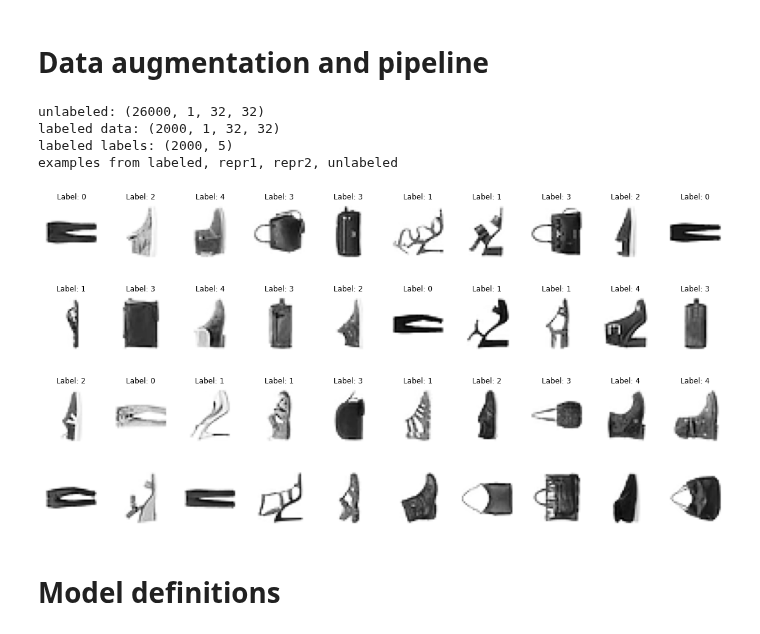
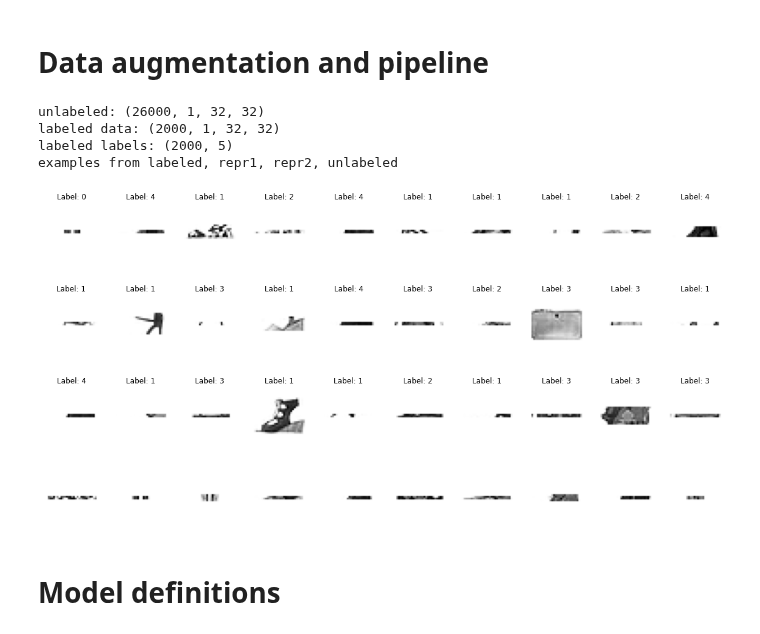
Before and after one commit to mandjevant/tue-deeplearning, a Jupyter notebook: assignments/assignment_4/assignment_4_skeleton_peter.ipynb, the cells around one changed output. Drawn from its saved outputs; the diff is of its cells as text; code cells hidden in the pictures.

Commit message:
Update label fit function
Update fit function for label datasets; fix the rotating problem after applying "totensor()"; add the augmentation;

```diff
--- a/assignments/assignment_4/assignment_4_skeleton_peter.ipynb
+++ b/assignments/assignment_4/assignment_4_skeleton_peter.ipynb
@@ -26,6 +26,7 @@ full_data = pickle.loads(data_request.content)
 # %% [markdown]
 # Data augmentation and pipeline
 # %%
+from torchvision.transforms.transforms import RandomRotation
 # code for data augmentation pipeline
 print(f'unlabeled: {full_data["unlabeled_data"].shape}')
 print(f'labeled data: {full_data["labeled_data"]["data"].shape}')
@@ -36,11 +37,15 @@ import torch
 from torch.utils.data import DataLoader, Dataset
 from torchvision import transforms, utils
 
+# augmentations
 transform = transforms.Compose([
         transforms.ToTensor(),
+        transforms.RandomRotation(degrees=(0,90)),
+        transforms.ColorJitter(),
+
 ])
 
-augmentations = []
+# augmentations = []
 
 batch_size = 10
 
@@ -54,7 +59,7 @@ class UnlabeledDataset(Dataset):
 
     def __getitem__(self, idx):
         if self.transform:
-            return self.transform(self.data[idx].numpy())
+            return self.transform(self.data[idx].numpy()).permute((1, 2, 0))
         return self.data[idx]
 
 
@@ -69,7 +74,7 @@ class LabeledDataset(Dataset):
 
     def __getitem__(self, idx):
         if self.transform:
-            return self.transform(self.data[idx].numpy()), self.labels[idx]
+            return self.transform(self.data[idx].numpy()).permute((1, 2, 0)), self.labels[idx]
         return self.data[idx], self.labels[idx]
 
 
@@ -78,37 +83,37 @@ def show_images(x, y=None, ncols=batch_size):
     x = x.view(ncols, 32, 32)
 
     fig, ax = plt.subplots(1, ncols, figsize=(20, 2))
     for idx in range(ncols):
         ax[idx].imshow(x[idx].cpu().numpy(), cmap="Greys")
         ax[idx].axis('off')
         if y is not None:
             ax[idx].set_title(f'Label: {torch.nonzero(y[idx]).item()}')
     plt.show()
 
 labeled_ds = LabeledDataset(full_data['labeled_data'], transform=transform)
 repr_ds1 = LabeledDataset(full_data['representative_set_1'], transform=transform)
 repr_ds2 = LabeledDataset(full_data['representative_set_2'], transform=transform)
 unlabeled_ds = UnlabeledDataset(full_data['unlabeled_data'], transform=transform)
 
 print('examples from labeled, repr1, repr2, unlabeled')
 for dl in [DataLoader(ds, batch_size=batch_size, shuffle=True)
            for ds in [labeled_ds, repr_ds1, repr_ds2]]:
     for (x, y) in dl:
         # TODO: figure out why are the images flipped???
         show_images(x, y)
         break
 for (x) in DataLoader(unlabeled_ds, batch_size=batch_size, shuffle=True):
     show_images(x)
     break
 # %% [output]
 unlabeled: (26000, 1, 32, 32)
 labeled data: (2000, 1, 32, 32)
 labeled labels: (2000, 5)
 examples from labeled, repr1, repr2, unlabeled
-[figure, old version]
+[figure, new version]
-[figure, old version]
+[figure, new version]
-[figure, old version]
+[figure, new version]
-[figure, old version]
+[figure, new version]
 # %% [markdown]
 # Model definitions
 # %%
```
Also changed, not shown: parts of 6 cells of this notebook.
